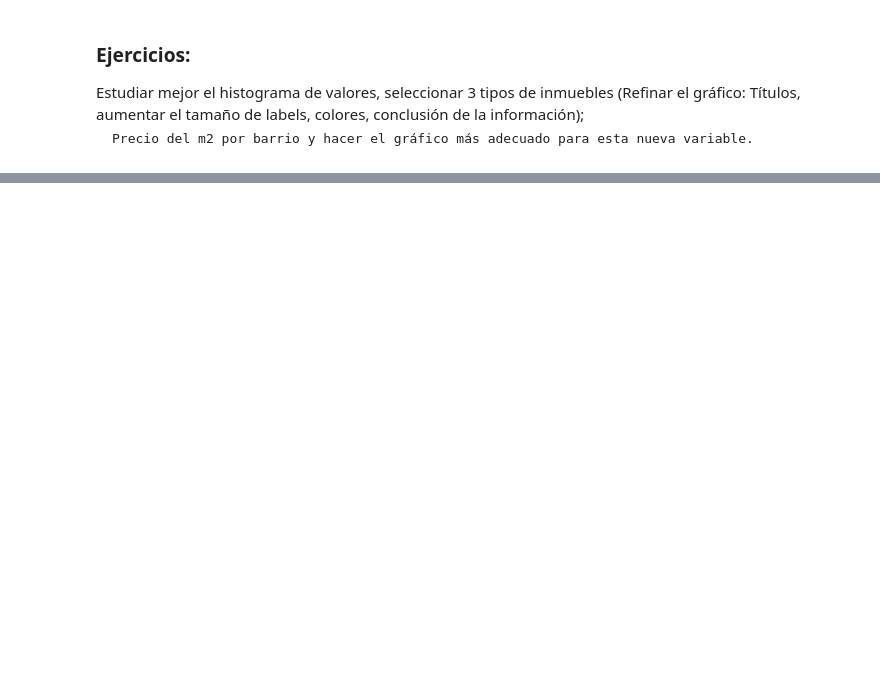
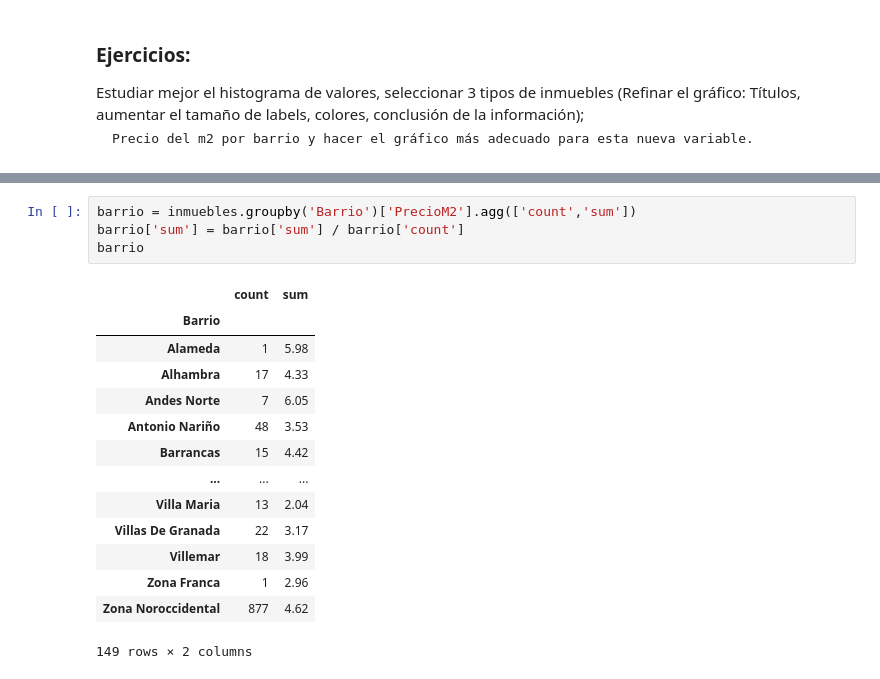
Before and after one commit to zalotores/InmersionDataScienceConPython, a Jupyter notebook: clase1/Clase1.ipynb, the cells around one changed output, grey strips where cells are left out. Cells and saved outputs as stored; diff of their text form; blank space fills up the shorter version.

```diff
--- a/clase1/Clase1.ipynb
+++ b/clase1/Clase1.ipynb
@@ -391,0 +445,19 @@ plt.show()
+# %%
+barrio = inmuebles.groupby('Barrio')['PrecioM2'].agg(['count','sum'])
+barrio['sum'] = barrio['sum'] / barrio['count']
+barrio
+# %% [output]
+|  | count | sum |
+| Barrio |  |  |
+| Alameda | 1 | 5.98 |
+| Alhambra | 17 | 4.33 |
+| Andes Norte | 7 | 6.05 |
+| Antonio Nariño | 48 | 3.53 |
+| Barrancas | 15 | 4.42 |
+| ... | ... | ... |
+| Villa Maria | 13 | 2.04 |
+| Villas De Granada | 22 | 3.17 |
+| Villemar | 18 | 3.99 |
+| Zona Franca | 1 | 2.96 |
+| Zona Noroccidental | 877 | 4.62 |
+149 rows × 2 columns
```
Also changed, not shown: parts of 14 cells of this notebook.
